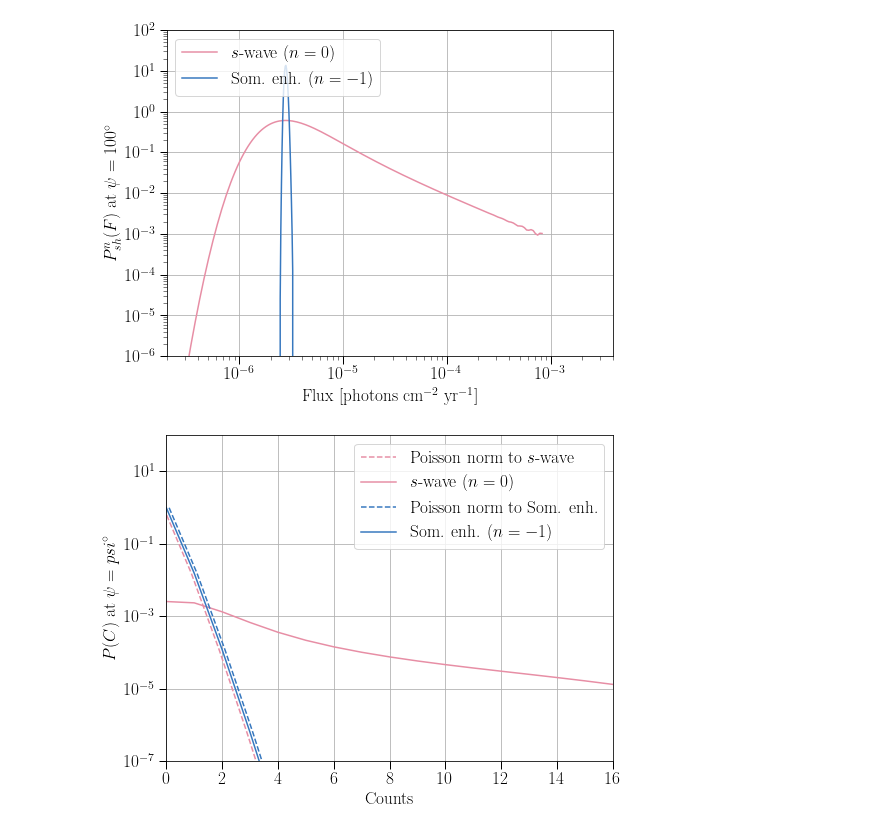
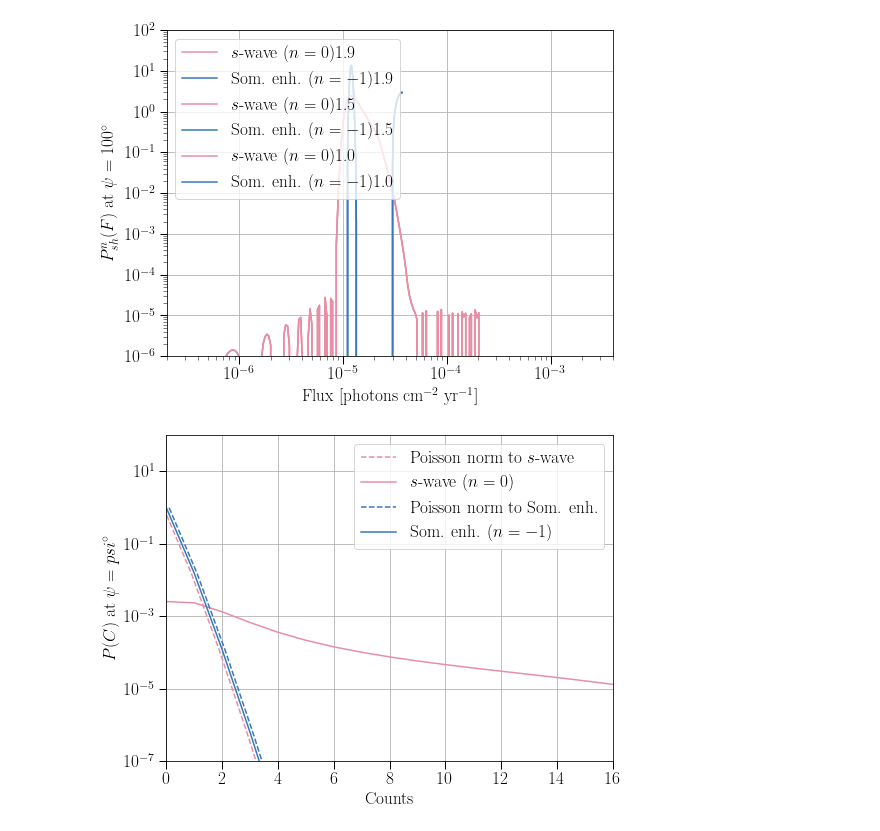
Before and after one commit to runburg/dm_gal_substructure, a Jupyter notebook: paper_plots.ipynb, the cells around one changed output. Drawn from its saved outputs; the diff is of its cells as text; code cells hidden in the pictures.

Commit message:
Fix error in changing beta

```diff
--- a/paper_plots.ipynb
+++ b/paper_plots.ipynb
@@ -61,46 +61,47 @@ fig.savefig(outfile)
 # %%
-
-with np.load('./output/n0_pshfunc.npz') as f:
-    psis = f['psi']
-    fluxes = f['flux']
-    psh2d = f['psh']
-
-pshfunc2d = intp.interp2d(psis, fluxes, np.nan_to_num(psh2d), bounds_error=False, fill_value=0)
-sfluxes = fluxes[10:-65]
-spsh = fluxes[psh2d[0].argmax()]
-
-with np.load('./output/n-1_pshfunc_take2.npz') as f:
-    psis = f['psi']
-    fluxes = f['flux']
-    psh2d = f['psh']
-
-psh2d[psh2d < 0] = 0
-
-sompshfunc2d = intp.interp2d(psis, fluxes, np.nan_to_num(psh2d), bounds_error=False, fill_value=0)
-somfluxes = fluxes[70:-55]
-
 fig, ax = plt.subplots(figsize=(8, 6))
 
-shift_som = somfluxes[(somfluxes*sompshfunc2d(psi, somfluxes).T).argmax()] / sfluxes[(sfluxes*pshfunc2d(psi, sfluxes).T).argmax()]
-# psh2d *= shift_som
-# fluxes /= shift_som
+for beta in [1.9, 1.5, 1.0]:
+    with np.load(f'./output/n0_pshfunc_beta{int(beta*10):d}.npz') as f:
+        psis = f['psi']
+        fluxes = f['flux']
+        psh2d = f['psh']
 
-ax.plot(sfluxes, sfluxes * pshfunc2d(psi, sfluxes).flatten(), label=n_labels[0], color=colors[0])
-ax.plot(somfluxes / shift_som, somfluxes * sompshfunc2d(psi, somfluxes).flatten(), label=n_labels[-1], color=colors[-1])
+    pshfunc2d = intp.interp2d(psis, fluxes, np.nan_to_num(psh2d), bounds_error=False, fill_value=0)
+    sfluxes = fluxes[10:-65]
+    spsh = fluxes[psh2d[0].argmax()]
 
-ax.set_xscale('log')
-ax.set_yscale('log')
-ax.set_xlabel(r'Flux [photons cm$^{-2}$ yr$^{-1}$]')
-ax.set_ylabel(rf'$P^n_{{sh}}(F)$ at $\psi={psi}^\circ$')
+    with np.load(f'./output/n-1_pshfunc_beta{int(beta*10):d}.npz') as f:
+        psis = f['psi']
+        fluxes = f['flux']
+        psh2d = f['psh']
 
-ax.set_xlim(left=2e-7, right=4e-3)
-ax.set_ylim(bottom=1e-6, top=100)
-ax.grid()
-ax.legend(loc='upper left')
+    psh2d[psh2d < 0] = 0
+
+    sompshfunc2d = intp.interp2d(psis, fluxes, np.nan_to_num(psh2d), bounds_error=False, fill_value=0)
+    somfluxes = fluxes[70:-55]
+
+
+    shift_som = somfluxes[(somfluxes*sompshfunc2d(psi, somfluxes).T).argmax()] / sfluxes[(sfluxes*pshfunc2d(psi, sfluxes).T).argmax()]
+    # psh2d *= shift_som
+    # fluxes /= shift_som
+
+    ax.plot(sfluxes, sfluxes * pshfunc2d(psi, sfluxes).flatten(), label=n_labels[0]+str(beta), color=colors[0])
+    ax.plot(somfluxes / shift_som, somfluxes * sompshfunc2d(psi, somfluxes).flatten(), label=n_labels[-1]+str(beta), color=colors[-1])
+
+    ax.set_xscale('log')
+    ax.set_yscale('log')
+    ax.set_xlabel(r'Flux [photons cm$^{-2}$ yr$^{-1}$]')
+    ax.set_ylabel(rf'$P^n_{{sh}}(F)$ at $\psi={psi}^\circ$')
+
+    ax.set_xlim(left=2e-7, right=4e-3)
+    ax.set_ylim(bottom=1e-6, top=100)
+    ax.grid()
+    ax.legend(loc='upper left')
 
 fig.savefig('./output/plots/psh_ssom.pdf')
 # %% [output]
-[figure, old version]
+[figure, new version]
 # %%
 from scipy.stats import poisson
 
```
Also changed, not shown: parts of 3 cells of this notebook, 8 other files.
